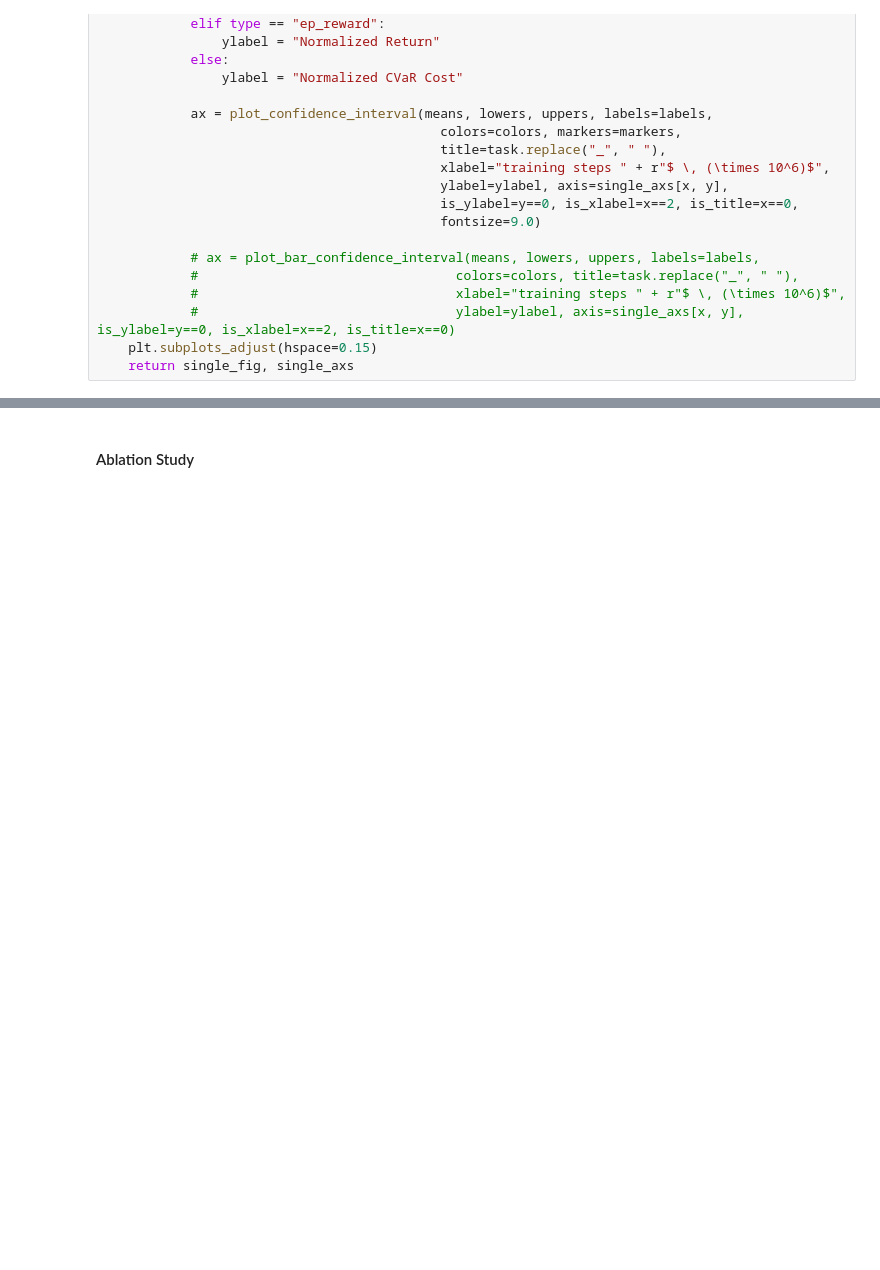
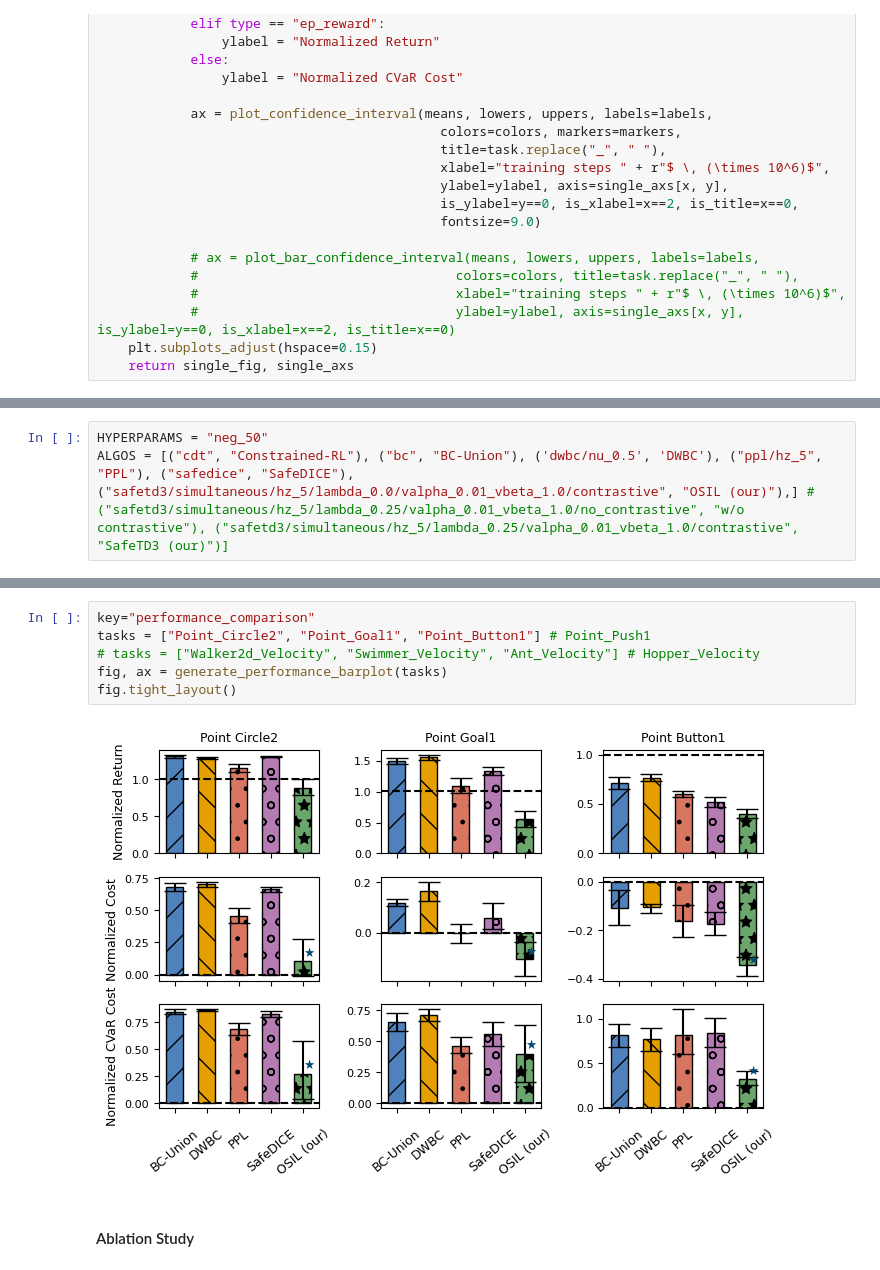
Before and after one commit to returaj/offline_mpc, a Jupyter notebook: dsrl_model/notebooks/test_idea.ipynb, the cells around one changed output, grey strips where cells are left out. Cells and saved outputs as stored; diff of their text form; blank space fills up the shorter version.

Commit message:
add bar plot

```diff
--- a/dsrl_model/notebooks/test_idea.ipynb
+++ b/dsrl_model/notebooks/test_idea.ipynb
@@ -356,0 +359,3 @@ fig.tight_layout()
+# %%
+HYPERPARAMS = "neg_50"
+ALGOS = [("cdt", "Constrained-RL"), ("bc", "BC-Union"), ('dwbc/nu_0.5', 'DWBC'), ("ppl/hz_5", "PPL"), ("safedice", "SafeDICE"), ("safetd3/simultaneous/hz_5/lambda_0.0/valpha_0.01_vbeta_1.0/contrastive", "OSIL (our)"),] #("safetd3/simultaneous/hz_5/lambda_0.25/valpha_0.01_vbeta_1.0/no_contrastive", "w/o contrastive"), ("safetd3/simultaneous/hz_5/lambda_0.25/valpha_0.01_vbeta_1.0/contrastive", "SafeTD3 (our)")]
@@ -357,3 +458,11 @@ fig.tight_layout()
+# %%
+key="performance_comparison"
+tasks = ["Point_Circle2", "Point_Goal1", "Point_Button1"] # Point_Push1
+# tasks = ["Walker2d_Velocity", "Swimmer_Velocity", "Ant_Velocity"] # Hopper_Velocity
+fig, ax = generate_performance_barplot(tasks)
+fig.tight_layout()
+# %% [output]
+[figure, added]
 # %% [markdown]
 #### Ablation Study
 # %%
```
Also changed, not shown: parts of 6 cells of this notebook.
